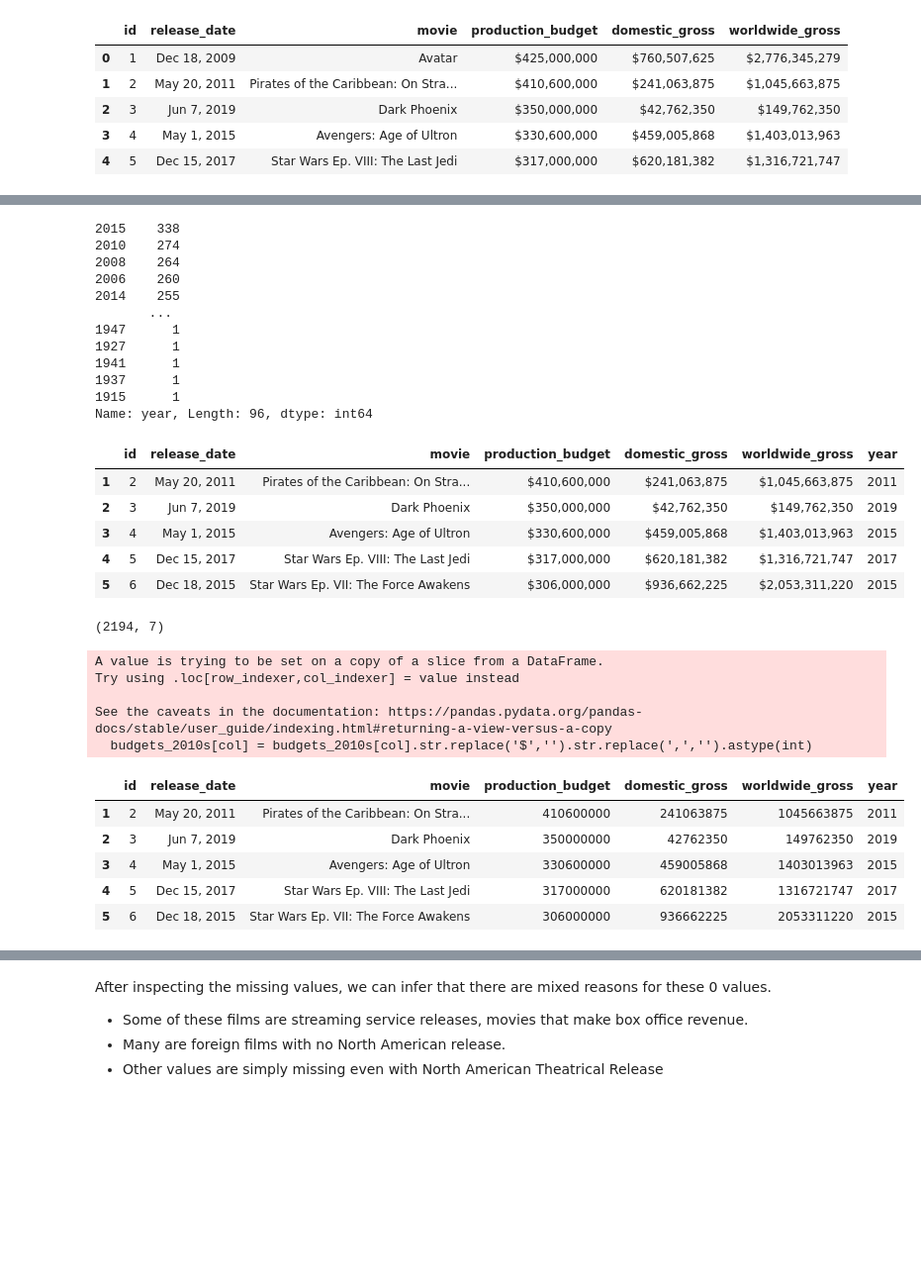
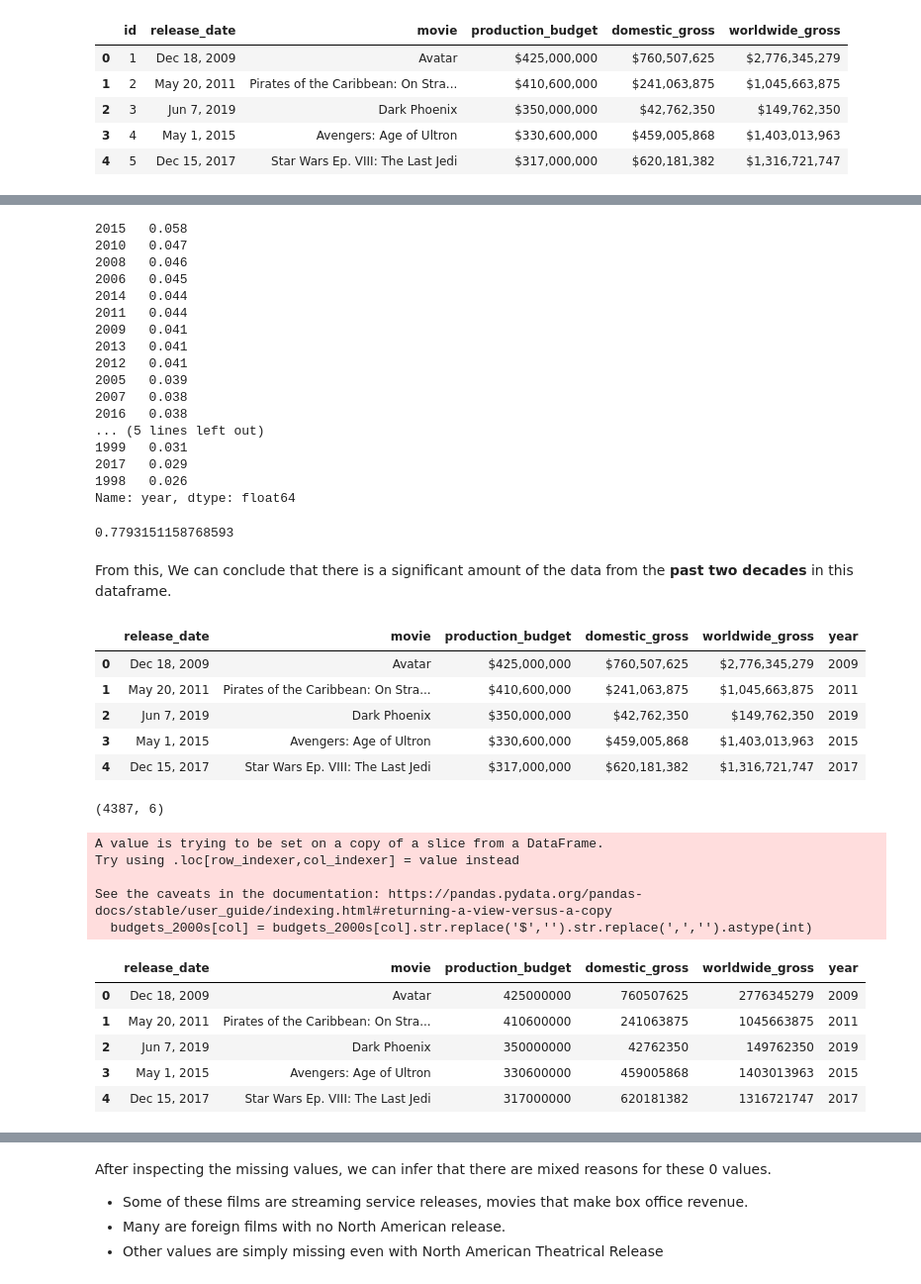
Before and after one commit to ykfarhan/state-of-box-office-analysis, a Jupyter notebook: data_cleaning_yasir.ipynb, the cells around one changed output, grey strips where cells are left out. Shown at 99% size. Cells and saved outputs as stored; diff of their text form; code cells hidden in the pictures; blank space fills up the shorter version.

```diff
--- a/data_cleaning_yasir.ipynb
+++ b/data_cleaning_yasir.ipynb
@@ -209,49 +209,62 @@ budgets.head()
+# %%
+pd.set_option('display.float_format', lambda x: '%.3f' % x) # to avoid viewing scientific notation
 # %%
-budgets.year.value_counts()  # check to see how many years of info does this dataset have
+budgets.year.value_counts(normalize = True).head(20)  # check to see how many years of info does this dataset have
 # %% [output]
-2015    338
-2010    274
-2008    264
-2006    260
-2014    255
-       ...
-1947      1
-1927      1
-1941      1
-1937      1
-1915      1
-Name: year, Length: 96, dtype: int64
+2015   0.058
+2010   0.047
+2008   0.046
+2006   0.045
+2014   0.044
+2011   0.044
+2009   0.041
+2013   0.041
+2012   0.041
+2005   0.039
+2007   0.038
+2016   0.038
+... (5 lines left out)
+1999   0.031
+2017   0.029
+1998   0.026
+Name: year, dtype: float64
+# %%
+budgets.year.value_counts(normalize = True).head(20).sum() # what percantage of the data is covered in this bracket
+# %% [output]
+0.7793151158768593
+# %% [markdown]
+From this, We can conclude that there is a significant amount of the data from the **past two decades** in this dataframe.
 # %%
-# make a new dataframe with only the last 10 years of movie information
-budgets_2010s = budgets[budgets['year'] >= 2010]
-budgets_2010s.head()
+# make a new dataframe with only the last 20 years of movie information
+budgets_2000s = budgets[budgets['year'] >= 2000]
+budgets_2000s.head()
 # %% [output]
-|  | id | release_date | movie | production_budget | domestic_gross | worldwide_gross | year |
-| 1 | 2 | May 20, 2011 | Pirates of the Caribbean: On Stra... | $410,600,000 | $241,063,875 | $1,045,663,875 | 2011 |
-| 2 | 3 | Jun 7, 2019 | Dark Phoenix | $350,000,000 | $42,762,350 | $149,762,350 | 2019 |
-| 3 | 4 | May 1, 2015 | Avengers: Age of Ultron | $330,600,000 | $459,005,868 | $1,403,013,963 | 2015 |
-| 4 | 5 | Dec 15, 2017 | Star Wars Ep. VIII: The Last Jedi | $317,000,000 | $620,181,382 | $1,316,721,747 | 2017 |
-| 5 | 6 | Dec 18, 2015 | Star Wars Ep. VII: The Force Awakens | $306,000,000 | $936,662,225 | $2,053,311,220 | 2015 |
+|  | release_date | movie | production_budget | domestic_gross | worldwide_gross | year |
+| 0 | Dec 18, 2009 | Avatar | $425,000,000 | $760,507,625 | $2,776,345,279 | 2009 |
+| 1 | May 20, 2011 | Pirates of the Caribbean: On Stra... | $410,600,000 | $241,063,875 | $1,045,663,875 | 2011 |
+| 2 | Jun 7, 2019 | Dark Phoenix | $350,000,000 | $42,762,350 | $149,762,350 | 2019 |
+| 3 | May 1, 2015 | Avengers: Age of Ultron | $330,600,000 | $459,005,868 | $1,403,013,963 | 2015 |
+| 4 | Dec 15, 2017 | Star Wars Ep. VIII: The Last Jedi | $317,000,000 | $620,181,382 | $1,316,721,747 | 2017 |
 # %%
-print(budgets_2010s.shape)  # check how many movies are registered from the decade
+print(budgets_2000s.shape)  # check how many movies are registered from the decade
 # %% [output]
-(2194, 7)
+(4387, 6)
 # %%
 monetary_cols = ['production_budget','domestic_gross','worldwide_gross']
 # %%
 for col in monetary_cols:  # transform the columns relating to capital in order to make them INT type
-    budgets_2010s[col] = budgets_2010s[col].str.replace('$','').str.replace(',','').astype(int)
-budgets_2010s.head()
+    budgets_2000s[col] = budgets_2000s[col].str.replace('$','').str.replace(',','').astype(int)
+budgets_2000s.head()
 # %% [output]
 A value is trying to be set on a copy of a slice from a DataFrame.
 Try using .loc[row_indexer,col_indexer] = value instead
 
 See the caveats in the documentation: https://pandas.pydata.org/pandas-docs/stable/user_guide/indexing.html#returning-a-view-versus-a-copy
-  budgets_2010s[col] = budgets_2010s[col].str.replace('$','').str.replace(',','').astype(int)
+  budgets_2000s[col] = budgets_2000s[col].str.replace('$','').str.replace(',','').astype(int)
-|  | id | release_date | movie | production_budget | domestic_gross | worldwide_gross | year |
-| 1 | 2 | May 20, 2011 | Pirates of the Caribbean: On Stra... | 410600000 | 241063875 | 1045663875 | 2011 |
-| 2 | 3 | Jun 7, 2019 | Dark Phoenix | 350000000 | 42762350 | 149762350 | 2019 |
-| 3 | 4 | May 1, 2015 | Avengers: Age of Ultron | 330600000 | 459005868 | 1403013963 | 2015 |
-| 4 | 5 | Dec 15, 2017 | Star Wars Ep. VIII: The Last Jedi | 317000000 | 620181382 | 1316721747 | 2017 |
-| 5 | 6 | Dec 18, 2015 | Star Wars Ep. VII: The Force Awakens | 306000000 | 936662225 | 2053311220 | 2015 |
+|  | release_date | movie | production_budget | domestic_gross | worldwide_gross | year |
+| 0 | Dec 18, 2009 | Avatar | 425000000 | 760507625 | 2776345279 | 2009 |
+| 1 | May 20, 2011 | Pirates of the Caribbean: On Stra... | 410600000 | 241063875 | 1045663875 | 2011 |
+| 2 | Jun 7, 2019 | Dark Phoenix | 350000000 | 42762350 | 149762350 | 2019 |
+| 3 | May 1, 2015 | Avengers: Age of Ultron | 330600000 | 459005868 | 1403013963 | 2015 |
+| 4 | Dec 15, 2017 | Star Wars Ep. VIII: The Last Jedi | 317000000 | 620181382 | 1316721747 | 2017 |
 # %%
```
Also changed, not shown: parts of 55 cells of this notebook.
